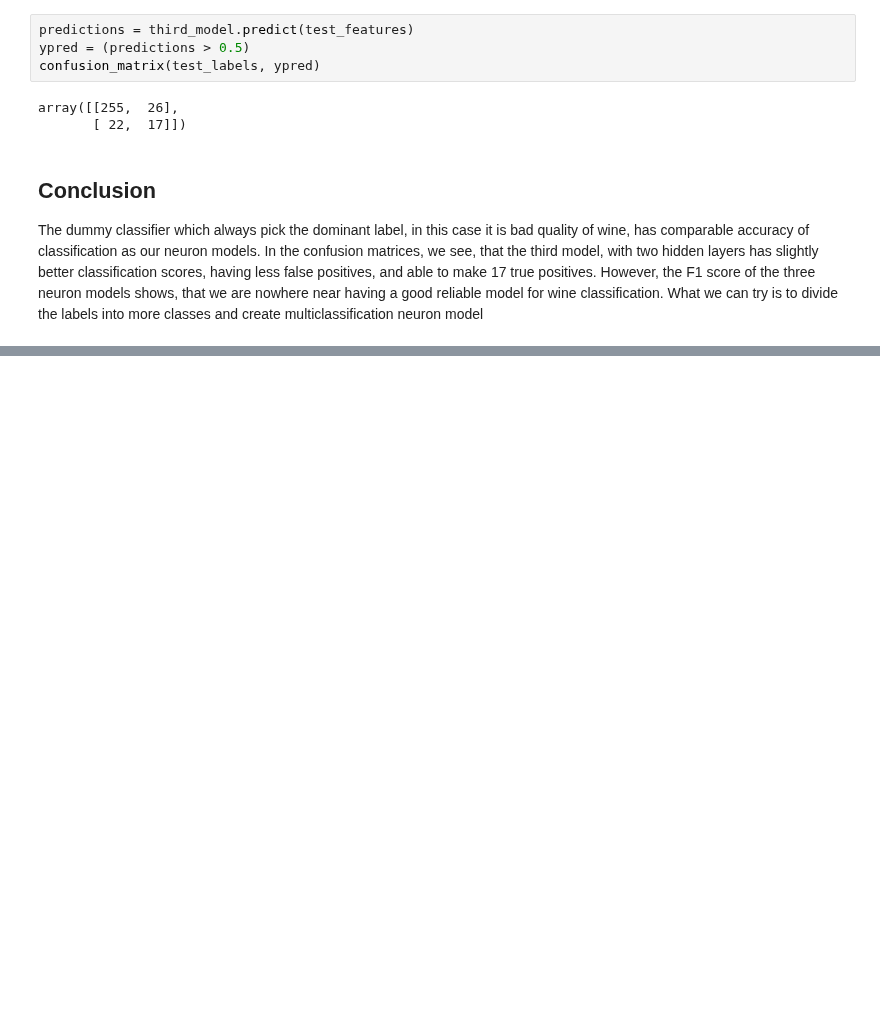
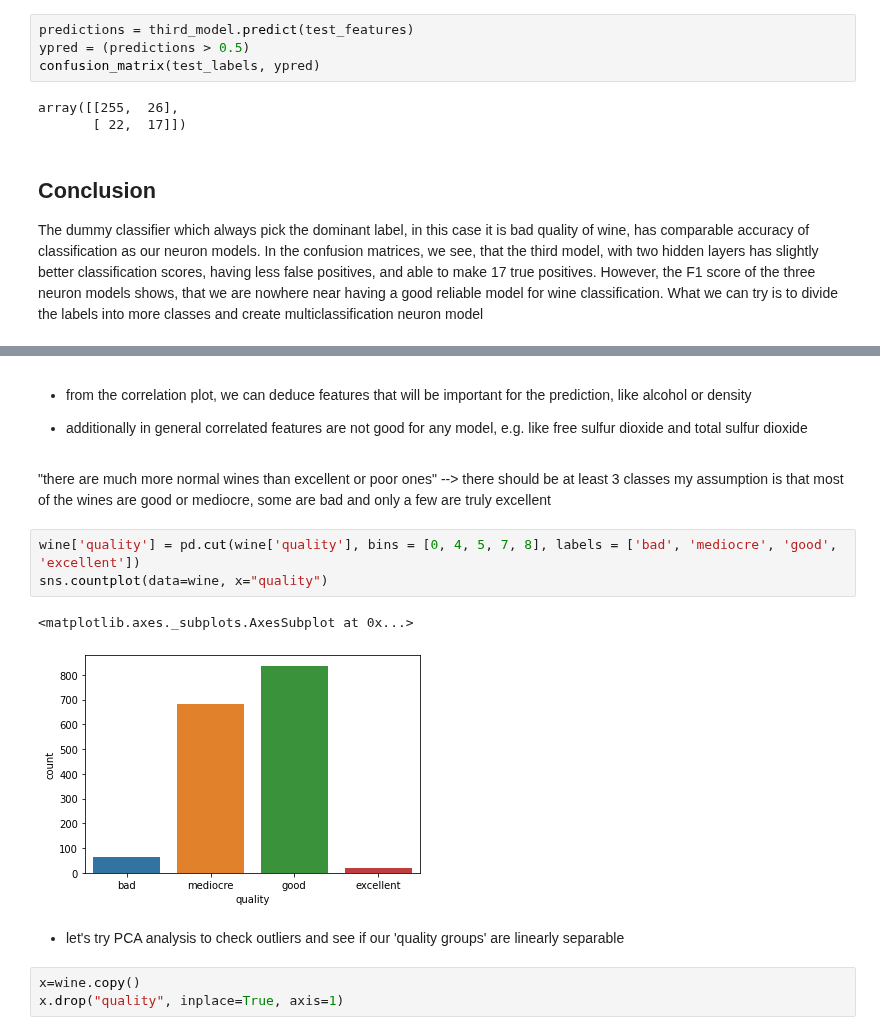
Before and after one commit to katarinagresova/M7DataSP_2020, a Jupyter notebook: assignment_02/NeuralNetwork.ipynb, the cells around one changed output, grey strips where cells are left out. Cells and saved outputs as stored; diff of their text form; blank space fills up the shorter version.

```diff
--- a/assignment_02/NeuralNetwork.ipynb
+++ b/assignment_02/NeuralNetwork.ipynb
@@ -343,0 +385,18 @@ The dummy classifier which always pick the dominant label, in this case it is ba
+# %% [markdown]
+
+* from the correlation plot, we can deduce features that will be important for the prediction, like alcohol or density
+
+* additionally in general correlated features are not good for any model, e.g. like free sulfur dioxide and total sulfur dioxide
+# %% [markdown]
+"there are much more normal wines than excellent or poor ones" --> there should be at least 3 classes my assumption is that most of the wines are good or mediocre, some are bad and only a few are truly excellent
+# %%
+wine['quality'] = pd.cut(wine['quality'], bins = [0, 4, 5, 7, 8], labels = ['bad', 'mediocre', 'good', 'excellent'])
+sns.countplot(data=wine, x="quality")
+# %% [output]
+<matplotlib.axes._subplots.AxesSubplot at 0x...>
+[figure, added]
+# %% [markdown]
+* let's try PCA analysis to check outliers and see if our 'quality groups' are linearly separable
+# %%
+x=wine.copy()
+x.drop("quality", inplace=True, axis=1)
```
Also changed, not shown: parts of 28 cells of this notebook.
